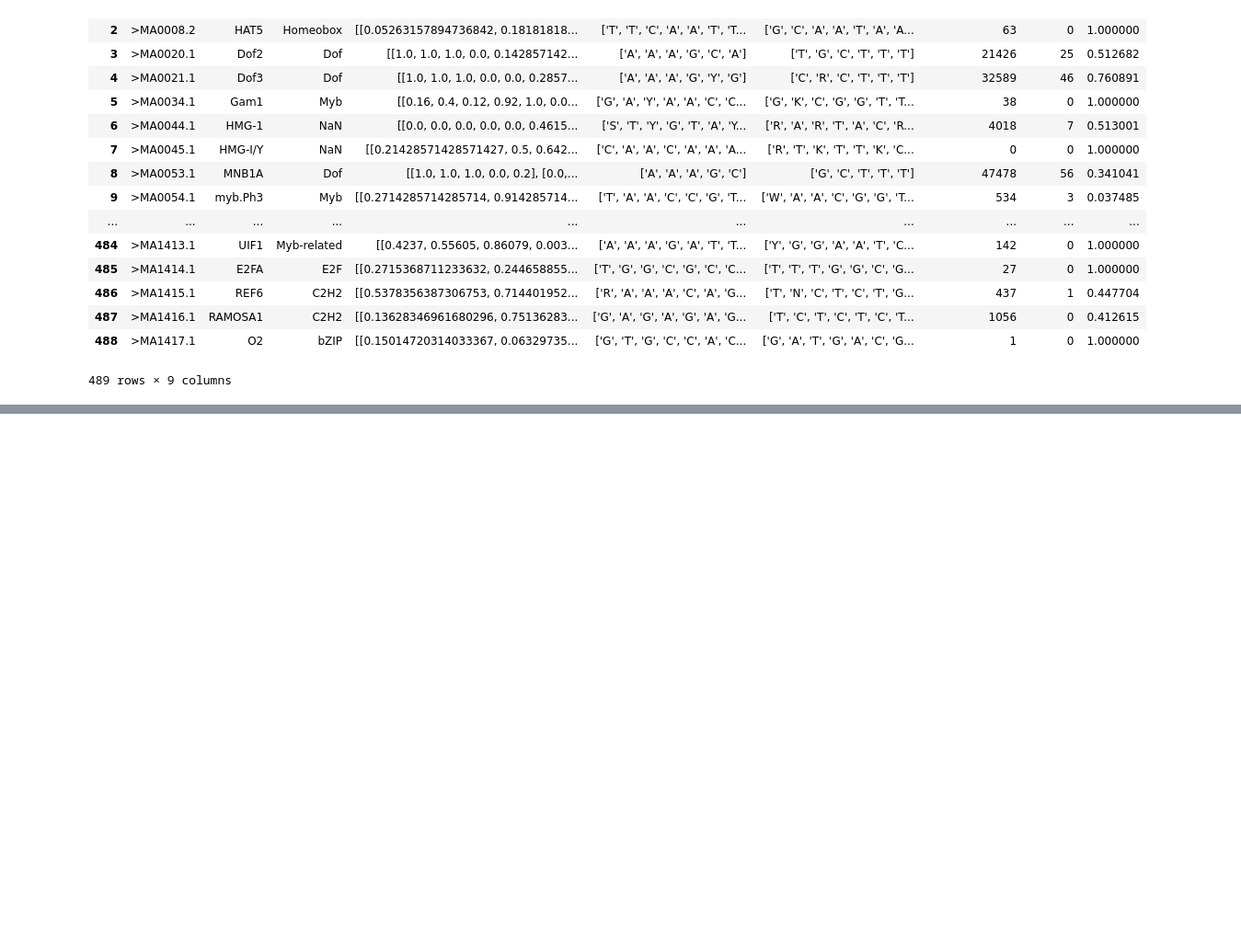
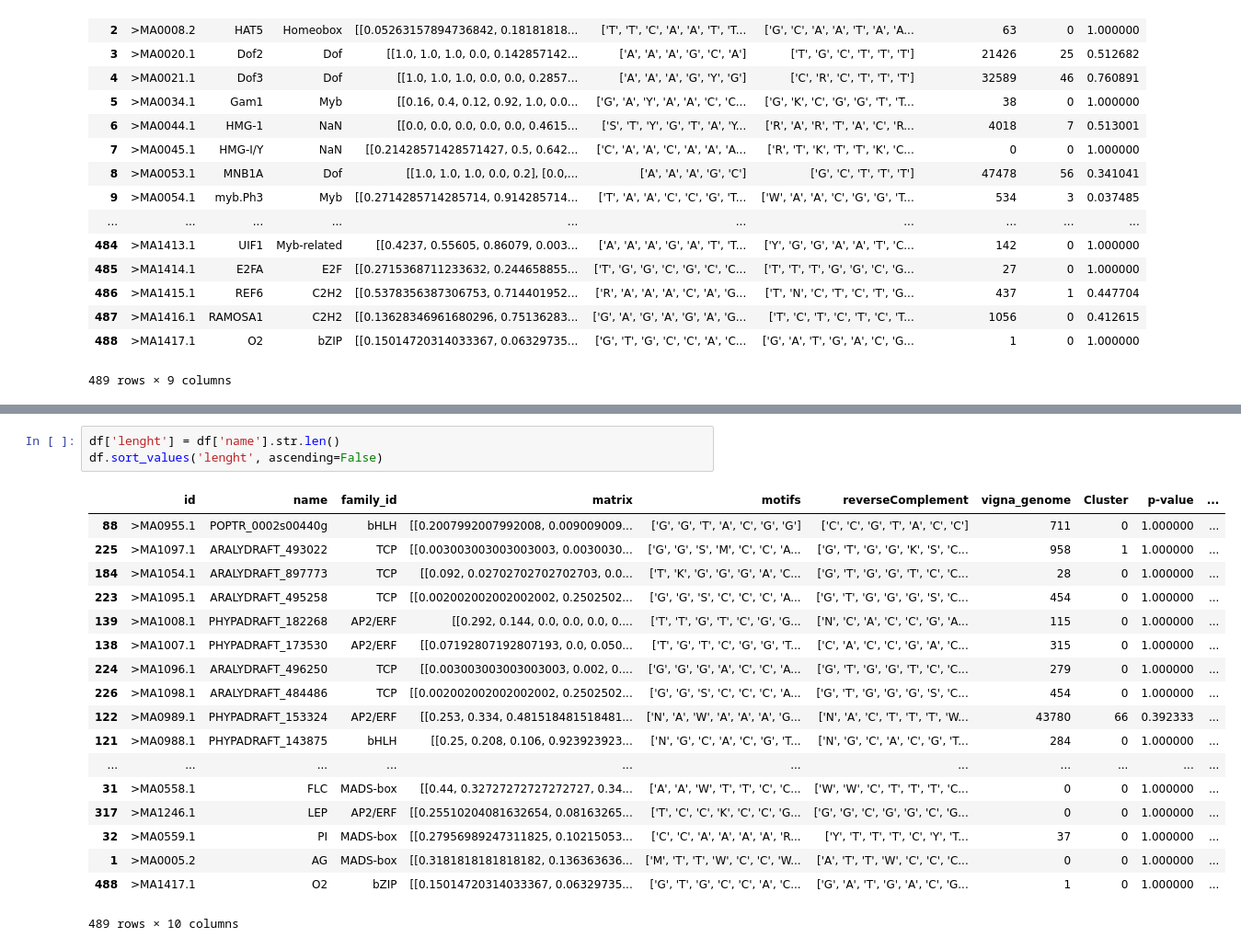
Before and after one commit to filipecmedeiros/PhytoProm, a Jupyter notebook: Data science/Processamento.ipynb, the cells around one changed output, grey strips where cells are left out. Shown at 92% size. Drawn from its saved outputs; the diff is of its cells as text; blank space fills up the shorter version.

```diff
--- a/Data science/Processamento.ipynb
+++ b/Data science/Processamento.ipynb
@@ -201,0 +199,22 @@ Name: p-value, Length: 489, dtype: bool
+# %%
+df['lenght'] = df['name'].str.len()
+df.sort_values('lenght', ascending=False)
+# %% [output]
+|  | id | name | family_id | matrix | motifs | reverseComplement | vigna_genome | Cluster | p-value | ... |
+| 88 | >MA0955.1 | POPTR_0002s00440g | bHLH | [[0.2007992007992008, 0.009009009... | ['G', 'G', 'T', 'A', 'C', 'G', 'G'] | ['C', 'C', 'G', 'T', 'A', 'C', 'C'] | 711 | 0 | 1.000000 | ... |
+| 225 | >MA1097.1 | ARALYDRAFT_493022 | TCP | [[0.003003003003003003, 0.0030030... | ['G', 'G', 'S', 'M', 'C', 'C', 'A... | ['G', 'T', 'G', 'G', 'K', 'S', 'C... | 958 | 1 | 1.000000 | ... |
+| 184 | >MA1054.1 | ARALYDRAFT_897773 | TCP | [[0.092, 0.02702702702702703, 0.0... | ['T', 'K', 'G', 'G', 'G', 'A', 'C... | ['G', 'T', 'G', 'G', 'T', 'C', 'C... | 28 | 0 | 1.000000 | ... |
+| 223 | >MA1095.1 | ARALYDRAFT_495258 | TCP | [[0.002002002002002002, 0.2502502... | ['G', 'G', 'S', 'C', 'C', 'C', 'A... | ['G', 'T', 'G', 'G', 'G', 'S', 'C... | 454 | 0 | 1.000000 | ... |
+| 139 | >MA1008.1 | PHYPADRAFT_182268 | AP2/ERF | [[0.292, 0.144, 0.0, 0.0, 0.0, 0.... | ['T', 'T', 'G', 'T', 'C', 'G', 'G... | ['N', 'C', 'A', 'C', 'C', 'G', 'A... | 115 | 0 | 1.000000 | ... |
+| 138 | >MA1007.1 | PHYPADRAFT_173530 | AP2/ERF | [[0.07192807192807193, 0.0, 0.050... | ['T', 'G', 'T', 'C', 'G', 'G', 'T... | ['C', 'A', 'C', 'C', 'G', 'A', 'C... | 315 | 0 | 1.000000 | ... |
+| 224 | >MA1096.1 | ARALYDRAFT_496250 | TCP | [[0.003003003003003003, 0.002, 0.... | ['G', 'G', 'G', 'A', 'C', 'C', 'A... | ['G', 'T', 'G', 'G', 'T', 'C', 'C... | 279 | 0 | 1.000000 | ... |
+| 226 | >MA1098.1 | ARALYDRAFT_484486 | TCP | [[0.002002002002002002, 0.2502502... | ['G', 'G', 'S', 'C', 'C', 'C', 'A... | ['G', 'T', 'G', 'G', 'G', 'S', 'C... | 454 | 0 | 1.000000 | ... |
+| 122 | >MA0989.1 | PHYPADRAFT_153324 | AP2/ERF | [[0.253, 0.334, 0.481518481518481... | ['N', 'A', 'W', 'A', 'A', 'A', 'G... | ['N', 'A', 'C', 'T', 'T', 'T', 'W... | 43780 | 66 | 0.392333 | ... |
+| 121 | >MA0988.1 | PHYPADRAFT_143875 | bHLH | [[0.25, 0.208, 0.106, 0.923923923... | ['N', 'G', 'C', 'A', 'C', 'G', 'T... | ['N', 'G', 'C', 'A', 'C', 'G', 'T... | 284 | 0 | 1.000000 | ... |
+| ... | ... | ... | ... | ... | ... | ... | ... | ... | ... | ... |
+| 31 | >MA0558.1 | FLC | MADS-box | [[0.44, 0.32727272727272727, 0.34... | ['A', 'A', 'W', 'T', 'T', 'C', 'C... | ['W', 'W', 'C', 'T', 'T', 'T', 'C... | 0 | 0 | 1.000000 | ... |
+| 317 | >MA1246.1 | LEP | AP2/ERF | [[0.25510204081632654, 0.08163265... | ['T', 'C', 'C', 'K', 'C', 'C', 'G... | ['G', 'G', 'C', 'G', 'G', 'C', 'G... | 0 | 0 | 1.000000 | ... |
+| 32 | >MA0559.1 | PI | MADS-box | [[0.27956989247311825, 0.10215053... | ['C', 'C', 'A', 'A', 'A', 'A', 'R... | ['Y', 'T', 'T', 'T', 'C', 'Y', 'T... | 37 | 0 | 1.000000 | ... |
+| 1 | >MA0005.2 | AG | MADS-box | [[0.3181818181818182, 0.136363636... | ['M', 'T', 'T', 'W', 'C', 'C', 'W... | ['A', 'T', 'T', 'W', 'C', 'C', 'C... | 0 | 0 | 1.000000 | ... |
+| 488 | >MA1417.1 | O2 | bZIP | [[0.15014720314033367, 0.06329735... | ['G', 'T', 'G', 'C', 'C', 'A', 'C... | ['G', 'A', 'T', 'G', 'A', 'C', 'G... | 1 | 0 | 1.000000 | ... |
+489 rows × 10 columns
```
Also changed, not shown: parts of 8 cells of this notebook, 1 other file.
